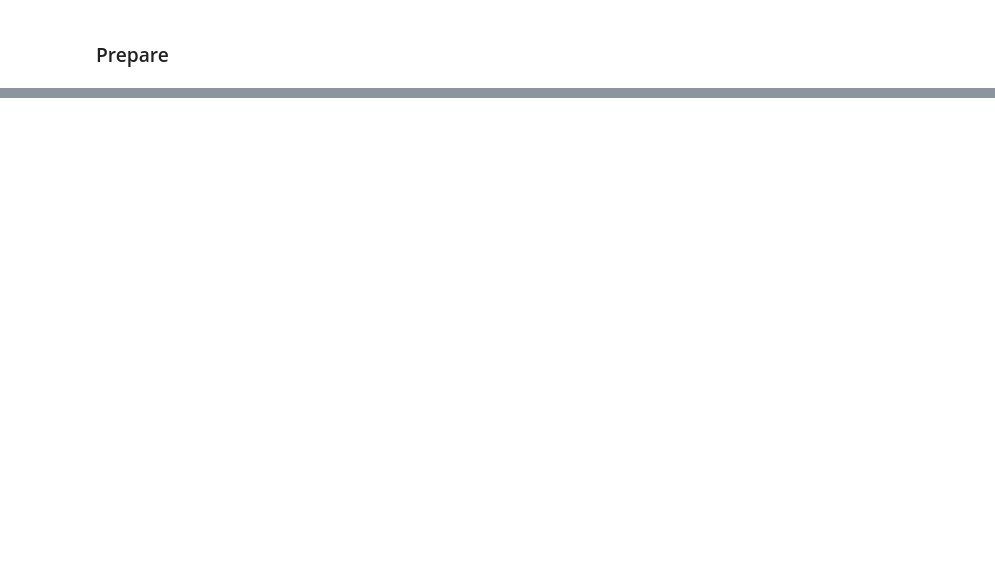
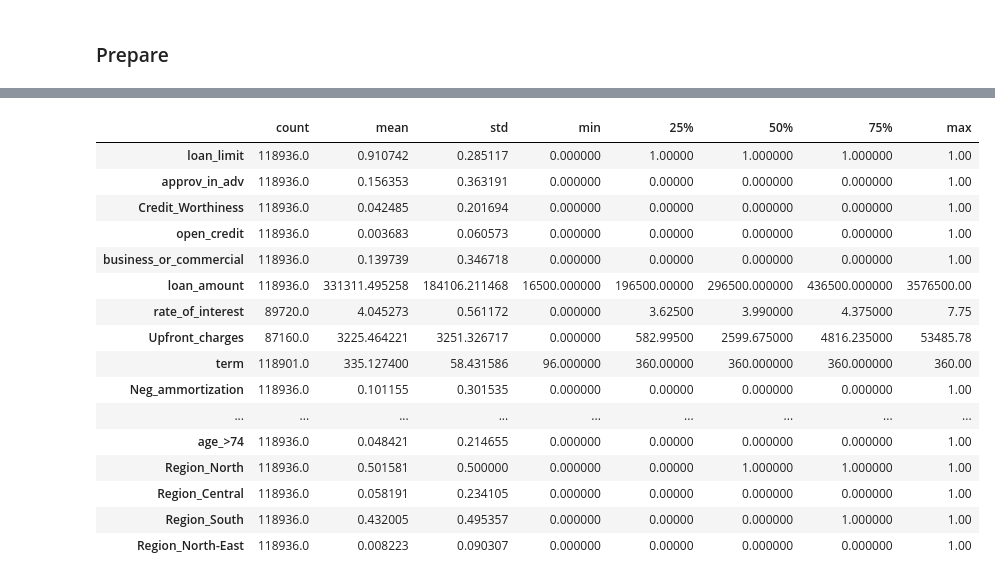
Before and after one commit to MBA-IA-GROUP-A/Plataformas-cognitivas, a Jupyter notebook: explore_data/explore_vini.ipynb, the cells around one changed output, grey strips where cells are left out. Saved outputs shown, nothing was run; the diff lists cells and outputs as text; code cells hidden in the pictures; blank space fills up the shorter version.

Commit message:
First federation model test

```diff
--- a/explore_data/explore_vini.ipynb
+++ b/explore_data/explore_vini.ipynb
@@ -62,0 +73,3 @@ data['business_or_commercial'] = data['business_or_commercial'].map({ 'nob/c': 0
+# %%
+data['co_applicant_credit_type_exp'] = data['co_applicant_credit_type'].map({ 'EXP': 1, 'CIB': 0 })
+data.drop(['co_applicant_credit_type'], axis=1, inplace=True)
@@ -94,3 +120,36 @@ data['total_units'] = data['total_units'].map({ '1U': 1, '2U': 2, '3U': 3, '4U':
+# %%
+data['age_<25'] = data['age'].map({ '<25': 1, '25-34': 0, '35-44': 0, '45-54': 0, '55-64': 0, '65-74': 0, '>74': 0 })
+data['age_<25'] = data['age_<25'].fillna(0)
+
+data['age_25-34'] = data['age'].map({ '<25': 0, '25-34': 1, '35-44': 0, '45-54': 0, '55-64': 0, '65-74': 0, '>74': 0 })
+data['age_25-34'] = data['age_25-34'].fillna(0)
+
+data['age_35-44'] = data['age'].map({ '<25': 0, '25-34': 0, '35-44': 1, '45-54': 0, '55-64': 0, '65-74': 0, '>74': 0 })
+data['age_35-44'] = data['age_35-44'].fillna(0)
+
+data['age_45-54'] = data['age'].map({ '<25': 0, '25-34': 0, '35-44': 0, '45-54': 1, '55-64': 0, '65-74': 0, '>74': 0 })
+data['age_45-54'] = data['age_45-54'].fillna(0)
+
+data['age_55-64'] = data['age'].map({ '<25': 0, '25-34': 0, '35-44': 0, '45-54': 0, '55-64': 1, '65-74': 0, '>74': 0 })
+data['age_55-64'] = data['age_55-64'].fillna(0)
+
+data['age_65-74'] = data['age'].map({ '<25': 0, '25-34': 0, '35-44': 0, '45-54': 0, '55-64': 0, '65-74': 1, '>74': 0 })
+data['age_65-74'] = data['age_65-74'].fillna(0)
+
+data['age_>74'] = data['age'].map({ '<25': 0, '25-34': 0, '35-44': 0, '45-54': 0, '55-64': 0, '65-74': 0, '>74': 1 })
+data['age_>74'] = data['age_>74'].fillna(0)
+
+data.drop(['age'], axis=1, inplace=True)
+# %%
+data['Region_North'] = data['Region'].map({ 'North': 1, 'central': 0, 'south': 0, 'North-East': 0 })
+data['Region_Central'] = data['Region'].map({ 'North': 0, 'central': 1, 'south': 0, 'North-East': 0 })
+data['Region_South'] = data['Region'].map({ 'North': 0, 'central': 0, 'south': 1, 'North-East': 0 })
+data['Region_North-East'] = data['Region'].map({ 'North': 0, 'central': 0, 'south': 0, 'North-East': 1 })
+data['Region_North'] = data['Region_North'].fillna(0)
+data['Region_Central'] = data['Region_Central'].fillna(0)
+data['Region_South'] = data['Region_South'].fillna(0)
+data['Region_North-East'] = data['Region_North-East'].fillna(0)
+data.drop(['Region'], axis=1, inplace=True)
 # %% [markdown]
 ### Numericas
 # %%
@@ -126,0 +204,26 @@ Name: Status, dtype: float64
+# %%
+train_dataset = data.sample(frac=0.8,random_state=0)
+test_dataset = data.drop(train_dataset.index)
+# %%
+train_stats = train_dataset.describe()
+train_stats.pop(target)
+train_stats = train_stats.transpose()
+train_stats
+# %% [output]
+|  | count | mean | std | min | 25% | 50% | 75% | max |
+| loan_limit | 118936.0 | 0.910742 | 0.285117 | 0.000000 | 1.00000 | 1.000000 | 1.000000 | 1.00 |
+| approv_in_adv | 118936.0 | 0.156353 | 0.363191 | 0.000000 | 0.00000 | 0.000000 | 0.000000 | 1.00 |
+| Credit_Worthiness | 118936.0 | 0.042485 | 0.201694 | 0.000000 | 0.00000 | 0.000000 | 0.000000 | 1.00 |
+| open_credit | 118936.0 | 0.003683 | 0.060573 | 0.000000 | 0.00000 | 0.000000 | 0.000000 | 1.00 |
+| business_or_commercial | 118936.0 | 0.139739 | 0.346718 | 0.000000 | 0.00000 | 0.000000 | 0.000000 | 1.00 |
+| loan_amount | 118936.0 | 331311.495258 | 184106.211468 | 16500.000000 | 196500.00000 | 296500.000000 | 436500.000000 | 3576500.00 |
+| rate_of_interest | 89720.0 | 4.045273 | 0.561172 | 0.000000 | 3.62500 | 3.990000 | 4.375000 | 7.75 |
+| Upfront_charges | 87160.0 | 3225.464221 | 3251.326717 | 0.000000 | 582.99500 | 2599.675000 | 4816.235000 | 53485.78 |
+| term | 118901.0 | 335.127400 | 58.431586 | 96.000000 | 360.00000 | 360.000000 | 360.000000 | 360.00 |
+| Neg_ammortization | 118936.0 | 0.101155 | 0.301535 | 0.000000 | 0.00000 | 0.000000 | 0.000000 | 1.00 |
+| ... | ... | ... | ... | ... | ... | ... | ... | ... |
+| age_>74 | 118936.0 | 0.048421 | 0.214655 | 0.000000 | 0.00000 | 0.000000 | 0.000000 | 1.00 |
+| Region_North | 118936.0 | 0.501581 | 0.500000 | 0.000000 | 0.00000 | 1.000000 | 1.000000 | 1.00 |
+| Region_Central | 118936.0 | 0.058191 | 0.234105 | 0.000000 | 0.00000 | 0.000000 | 0.000000 | 1.00 |
+| Region_South | 118936.0 | 0.432005 | 0.495357 | 0.000000 | 0.00000 | 0.000000 | 1.000000 | 1.00 |
+| Region_North-East | 118936.0 | 0.008223 | 0.090307 | 0.000000 | 0.00000 | 0.000000 | 0.000000 | 1.00 |
```
Also changed, not shown: parts of 17 cells of this notebook, 1 other file.
